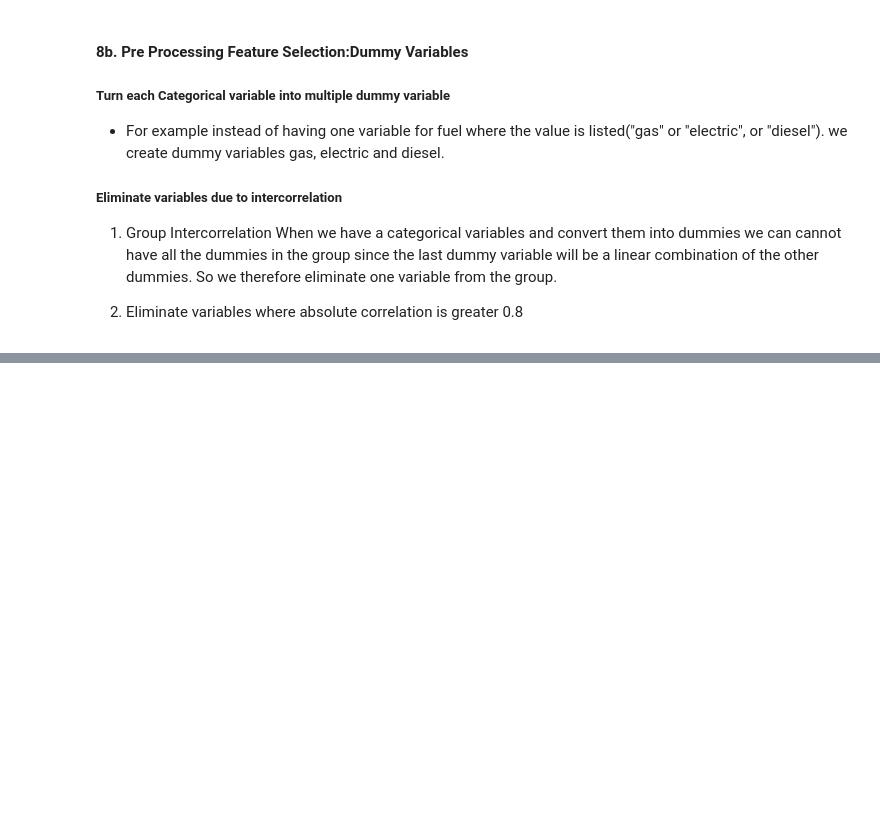
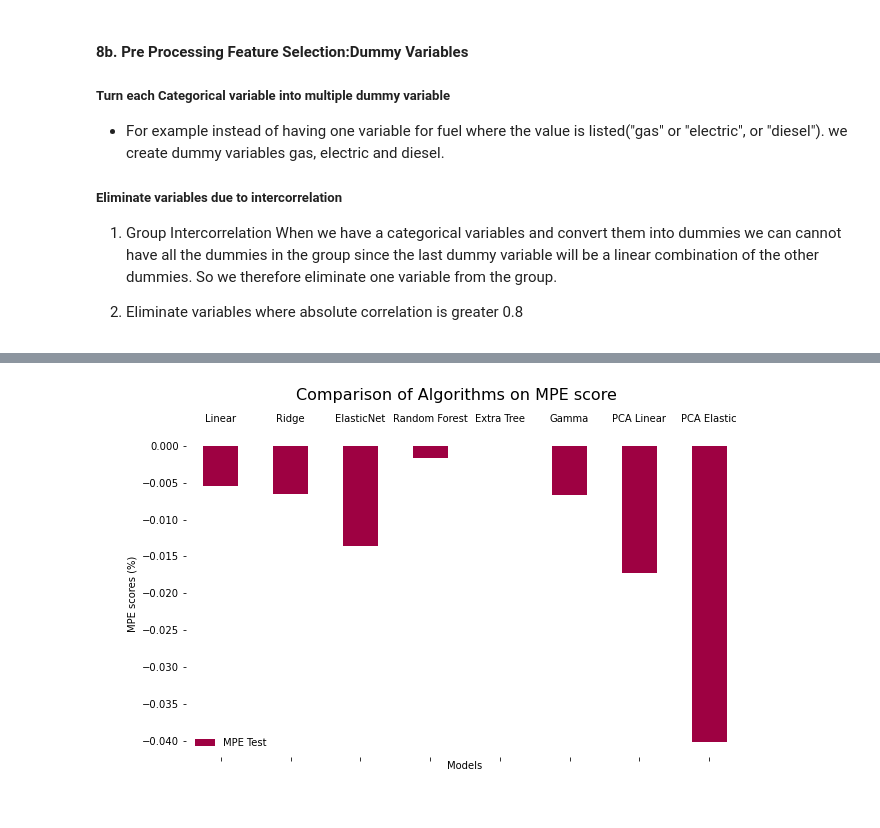
Before and after one commit to ShrutikaSankar/Springboard, a Jupyter notebook: auto_cap/ReadMe Auto.ipynb, the cells around one changed output, grey strips where cells are left out. Cells and saved outputs as stored; diff of their text form; code cells hidden in the pictures; blank space fills up the shorter version.

```diff
--- a/auto_cap/ReadMe Auto.ipynb
+++ b/auto_cap/ReadMe Auto.ipynb
@@ -214,0 +259,5 @@ score_tab.sort_values('MAE Test')
+# %%
+from IPython import display
+display.Image("Figx_ModelComparison_MPE.png")
+# %% [output]
+[figure, added]
```
Also changed, not shown: parts of 22 cells of this notebook.
